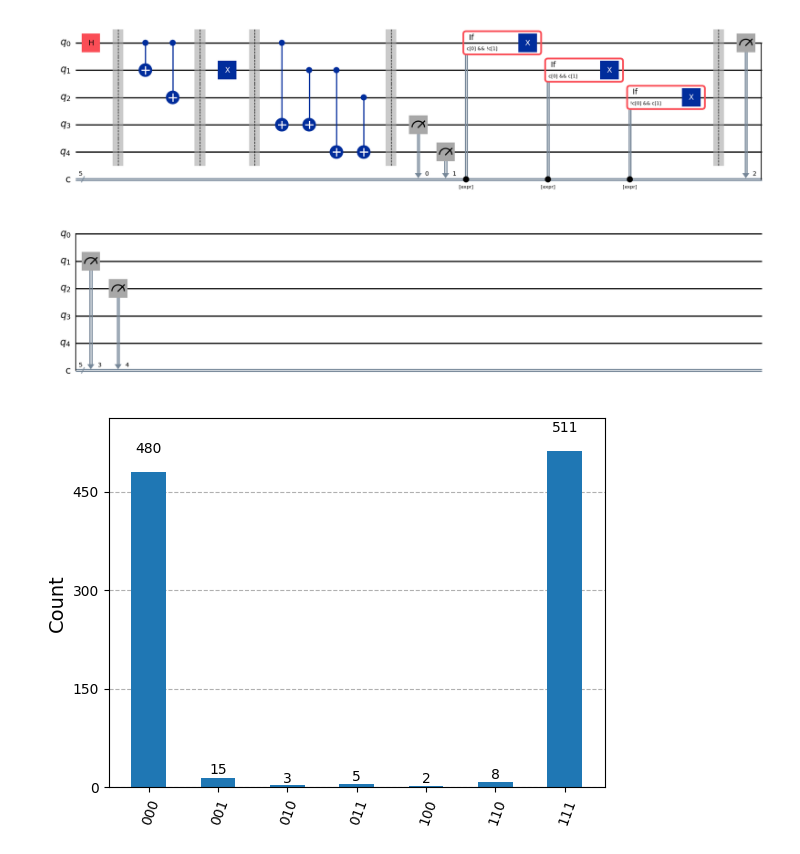
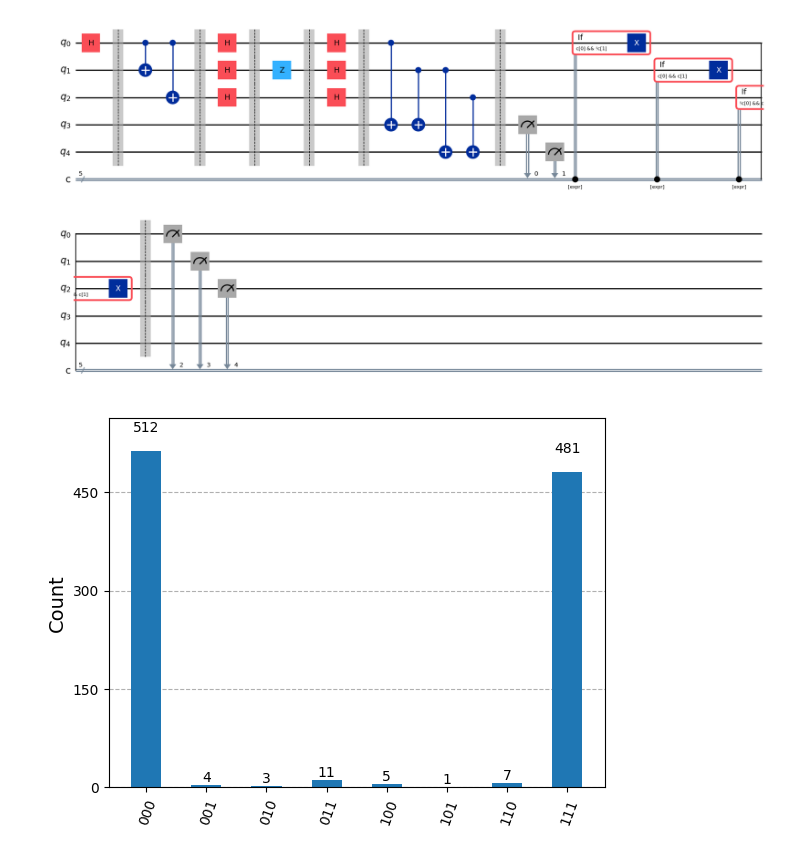
Before and after one commit to jellybeanjoey/SIT-UofG-QC, a Jupyter notebook: QC-Lab4-B.ipynb, the cells around one changed output. Saved outputs shown, nothing was run; the diff lists cells and outputs as text; code cells hidden in the pictures.

```diff
--- a/QC-Lab4-B.ipynb
+++ b/QC-Lab4-B.ipynb
@@ -25,87 +25,104 @@ import math
 # The next cell still has the simulation and measurement. Implement the phase flip code on the same qubits
 # as for the bit flip code, so you can reuse the simulation and measurement.
 
-# Three-qubit phase-flip code
+
 flip = QuantumCircuit(5, 5)
 
-# 1. Prepare logical state
-
+# 1. Prepare state (must be in X-basis)
 flip.h(0)
 
 flip.barrier()
 
-# 2. Encode logical qubit
-
+# 2. Encode (same repetition structure)
 flip.cx(0, 1)
 flip.cx(0, 2)
 
 flip.barrier()
 
-# 3. Introduce bit-flip error
-# Try changing to x(0) or x(2)
+# ============================================================
+# 3. MOVE TO X BASIS (CRITICAL STEP)
+# This is what converts phase errors into bit errors
+# ============================================================
 
-flip.x(1)
+flip.h(0)
+flip.h(1)
+flip.h(2)
 
 flip.barrier()
 
-# 4. Syndrome extraction
+# ============================================================
+# 4. Introduce PHASE error (NOT X error)
+# ============================================================
 
-# parity q0 xor q1
+flip.z(1)
+
+flip.barrier()
+
+# ============================================================
+# 5. MOVE BACK TO COMPUTATIONAL BASIS
+# so syndrome detection works as bit-flip detection
+# ============================================================
+
+flip.h(0)
+flip.h(1)
+flip.h(2)
+
+flip.barrier()
+
+# ============================================================
+# 6. Syndrome extraction (same as bit-flip code now works)
+# ============================================================
+
 flip.cx(0, 3)
 flip.cx(1, 3)
 
-# parity q1 xor q2
 flip.cx(1, 4)
 flip.cx(2, 4)
 
 flip.barrier()
 
-# 5. Measure syndrome ancillas
+# 7. Measure syndrome
 flip.measure([3, 4], [0, 1])
 
-# 6. Conditional corrections
-
-# syndrome 10 -> error on q0
+# ============================================================
+# 8. Conditional correction (X corrections are correct here)
+# ============================================================
 
 with flip.if_test(
     expr.logic_and(
         flip.clbits[0],
         expr.logic_not(flip.clbits[1])
     )
 ):
     flip.x(0)
 
-# syndrome 11 -> error on q1
-
 with flip.if_test(
     expr.logic_and(
         flip.clbits[0],
         flip.clbits[1]
     )
 ):
     flip.x(1)
-
-# syndrome 01 -> error on q2
 
 with flip.if_test(
     expr.logic_and(
         expr.logic_not(flip.clbits[0]),
         flip.clbits[1]
     )
 ):
     flip.x(2)
 
 flip.barrier()
 
-# 7. Final measurements
+# ============================================================
+# 9. Final measurement
+# ============================================================
 
 flip.measure([0, 1, 2], [2, 3, 4])
 
-# Draw circuit
-
 flip.draw("mpl")
 # %% [output]
-[figure, old version]
+[figure, new version]
 # %%
 # Simulate and plot results
 
@@ -118,4 +135,4 @@ counts = result_sim.get_counts(compiled)
 mcounts = marginal_counts(counts,indices=[2,3,4])
 plot_histogram(mcounts)
 # %% [output]
-[figure, old version]
+[figure, new version]
```
